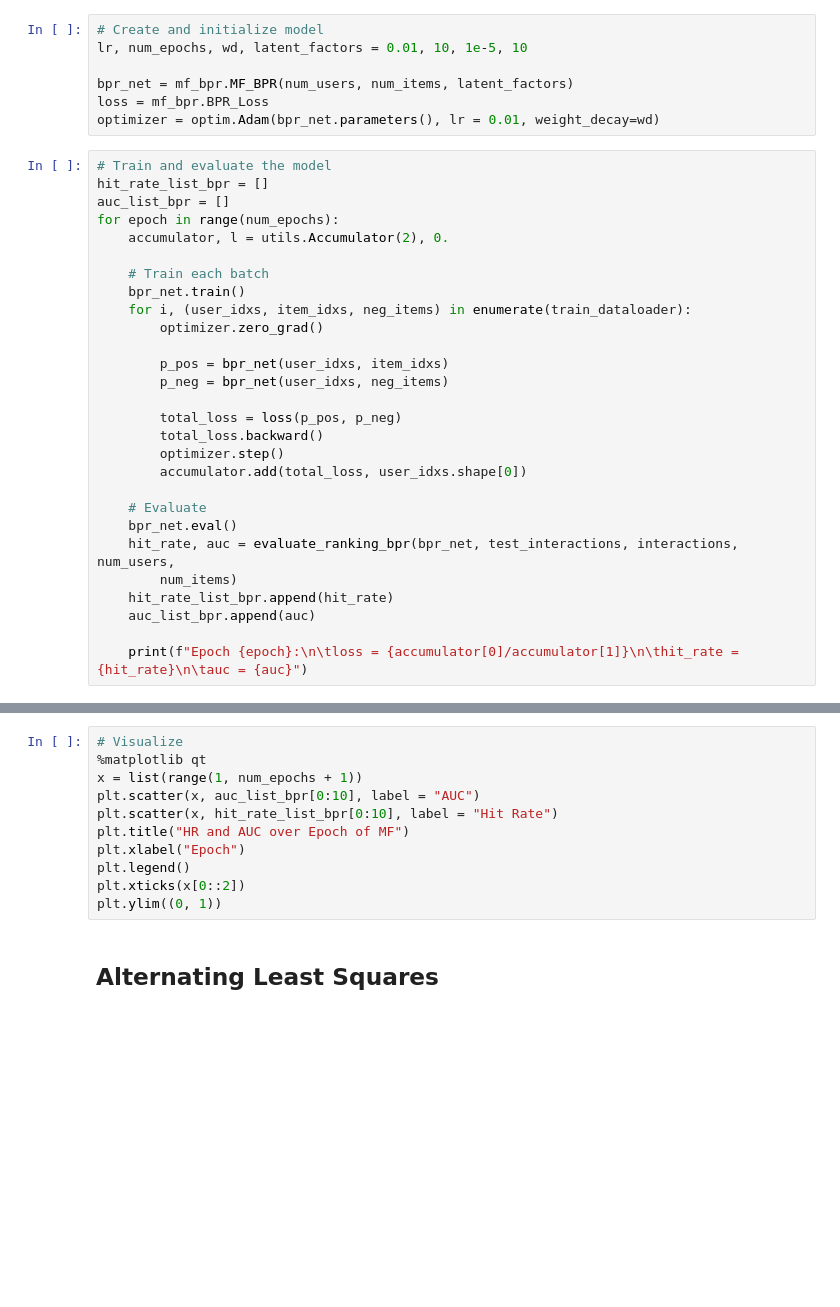
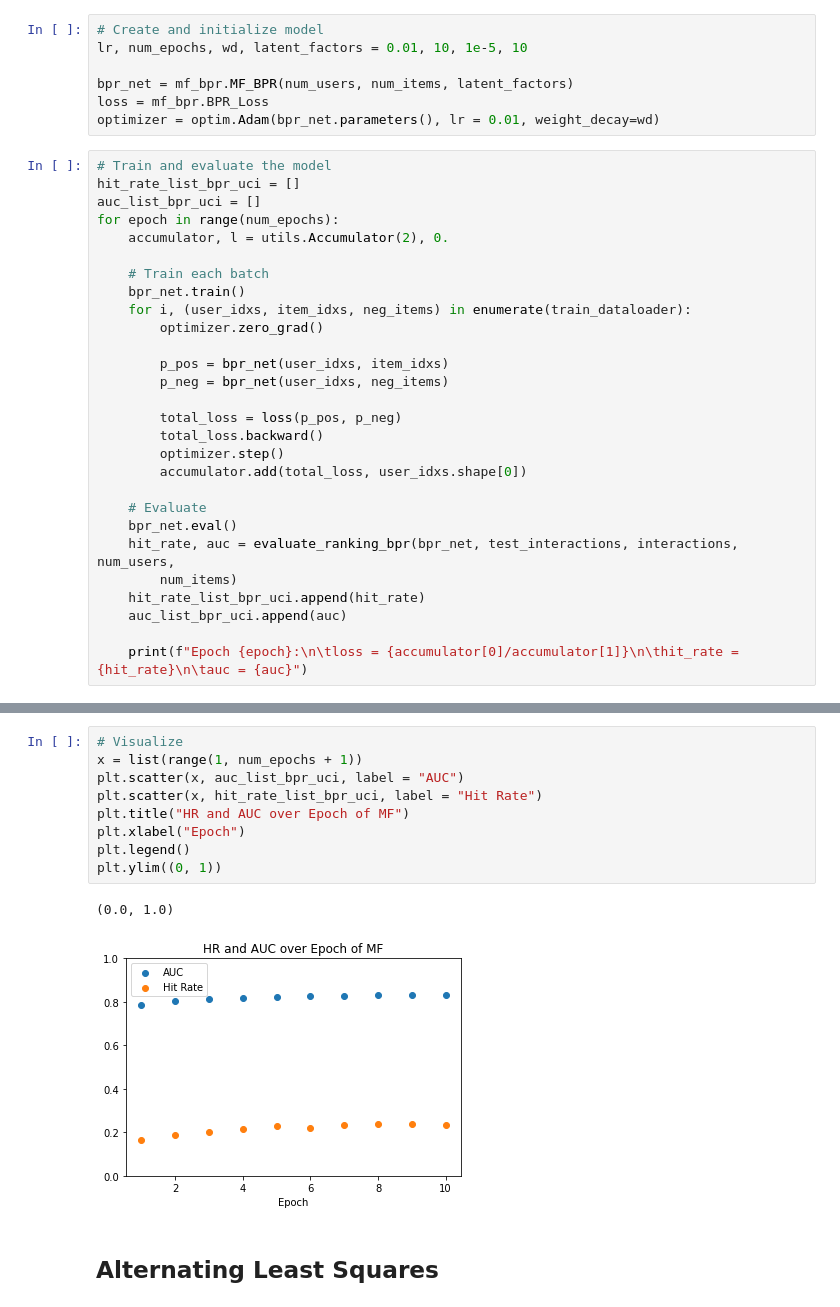
Before and after one commit to NicolasHammer/personalized-stock-recommender, a Jupyter notebook: personalized_stock_recommendations.ipynb, the cells around one changed output, grey strips where cells are left out. Saved outputs shown, nothing was run; the diff lists cells and outputs as text; blank space fills up the shorter version.

```diff
--- a/personalized_stock_recommendations.ipynb
+++ b/personalized_stock_recommendations.ipynb
@@ -241,8 +261,8 @@ loss = mf_bpr.BPR_Loss
 optimizer = optim.Adam(bpr_net.parameters(), lr = 0.01, weight_decay=wd)
 # %%
 # Train and evaluate the model
-hit_rate_list_bpr = []
-auc_list_bpr = []
+hit_rate_list_bpr_uci = []
+auc_list_bpr_uci = []
 for epoch in range(num_epochs):
     accumulator, l = utils.Accumulator(2), 0.
 
@@ -263,7 +283,7 @@ for epoch in range(num_epochs):
     bpr_net.eval()
     hit_rate, auc = evaluate_ranking_bpr(bpr_net, test_interactions, interactions, num_users,
         num_items)
-    hit_rate_list_bpr.append(hit_rate)
-    auc_list_bpr.append(auc)
+    hit_rate_list_bpr_uci.append(hit_rate)
+    auc_list_bpr_uci.append(auc)
 
     print(f"Epoch {epoch}:\n\tloss = {accumulator[0]/accumulator[1]}\n\thit_rate = {hit_rate}\n\tauc = {auc}")
@@ -270,14 +308,15 @@ for epoch in range(num_epochs):
 # %%
 # Visualize
-%matplotlib qt
 x = list(range(1, num_epochs + 1))
-plt.scatter(x, auc_list_bpr[0:10], label = "AUC")
-plt.scatter(x, hit_rate_list_bpr[0:10], label = "Hit Rate")
+plt.scatter(x, auc_list_bpr_uci, label = "AUC")
+plt.scatter(x, hit_rate_list_bpr_uci, label = "Hit Rate")
 plt.title("HR and AUC over Epoch of MF")
 plt.xlabel("Epoch")
 plt.legend()
-plt.xticks(x[0::2])
 plt.ylim((0, 1))
+# %% [output]
+(0.0, 1.0)
+[figure, added]
 # %% [markdown]
 ## Alternating Least Squares
 # %%
```
Also changed, not shown: parts of 20 cells of this notebook, 9 other files.
